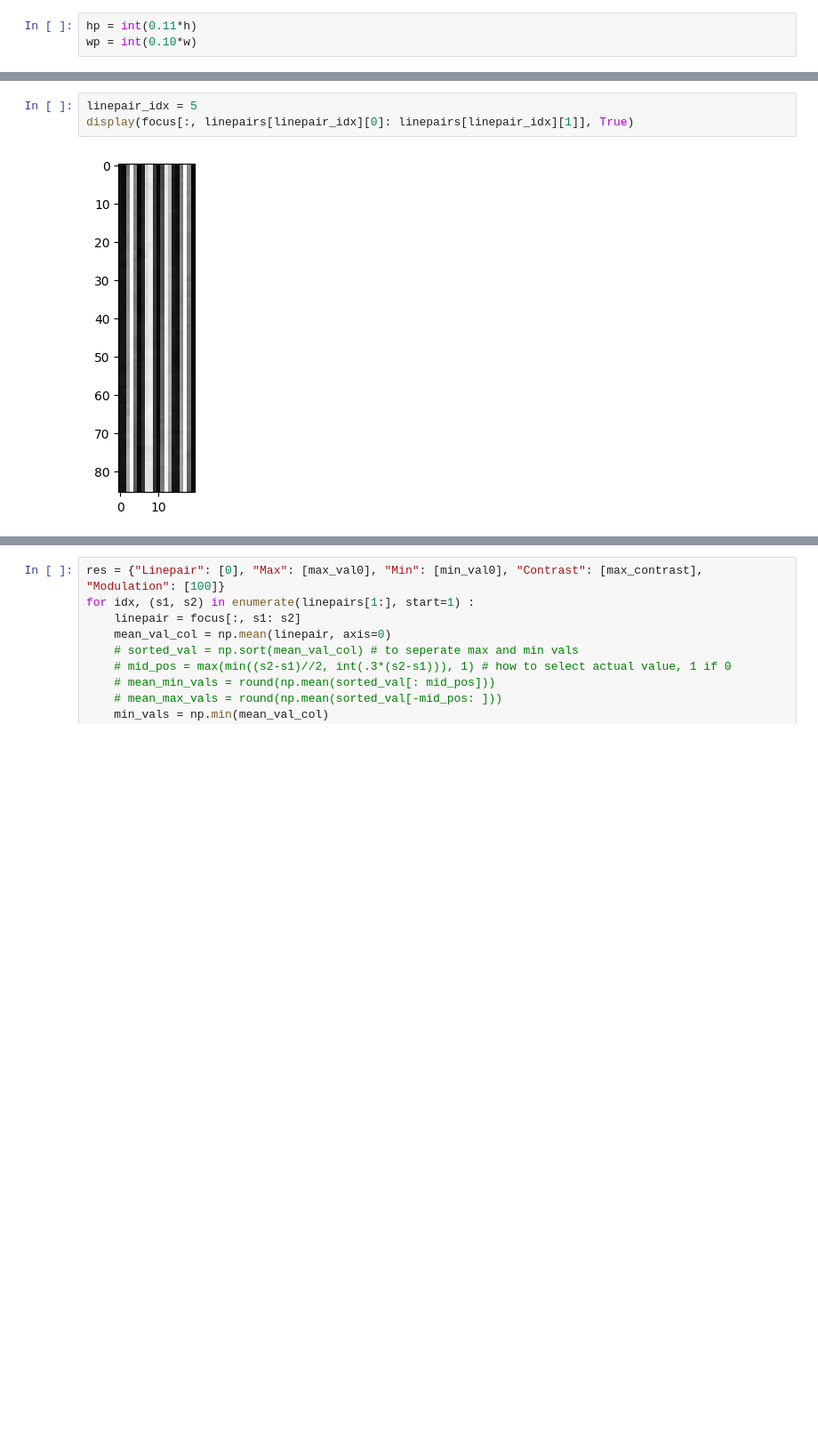
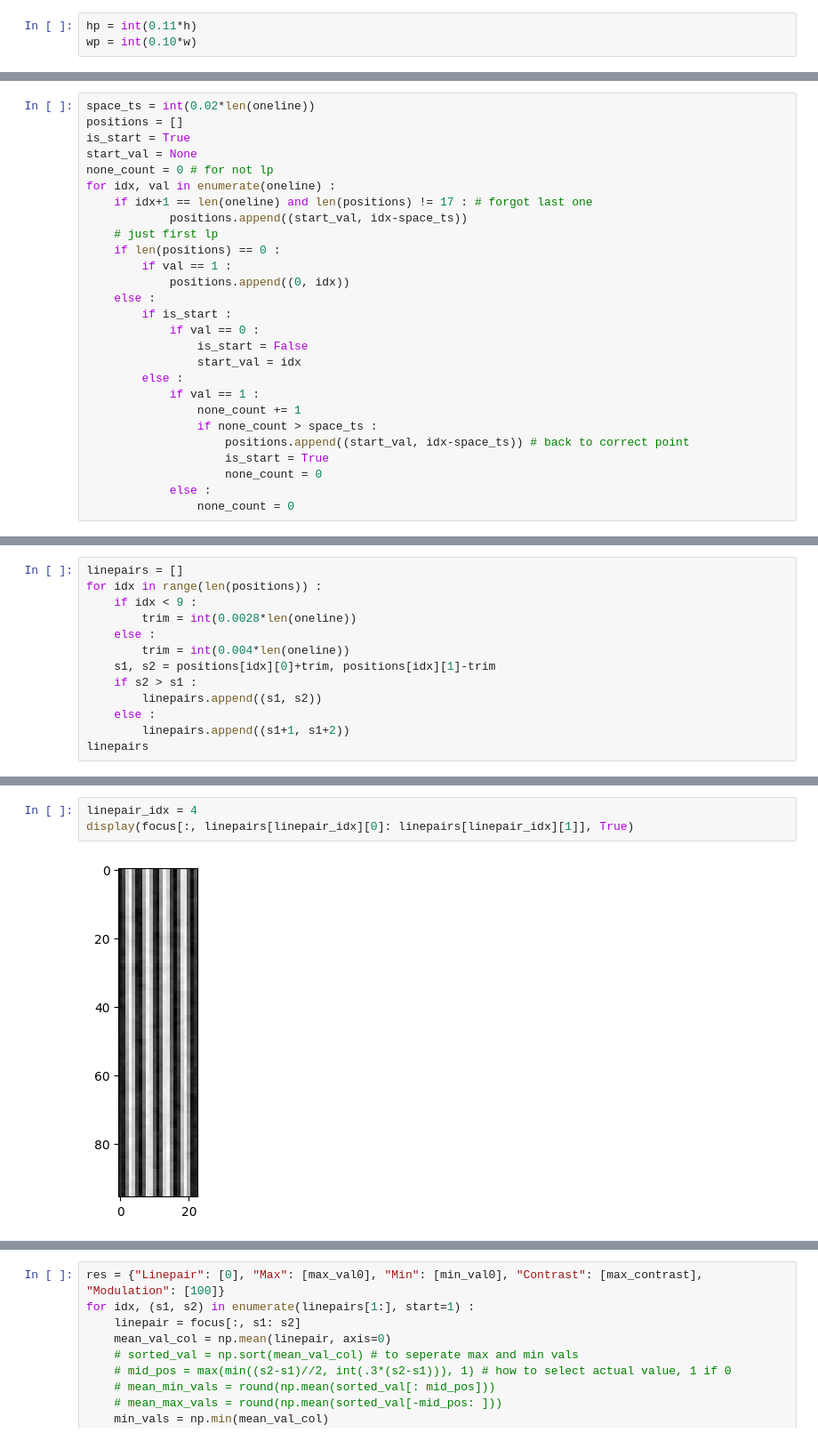
Before and after one commit to NickyAlan/DR-Light-beam-test, a Jupyter notebook: mtf.ipynb, the cells around one changed output, grey strips where cells are left out. Shown at 89% size. Drawn from its saved outputs; the diff is of its cells as text; blank space fills up the shorter version.

```diff
--- a/mtf.ipynb
+++ b/mtf.ipynb
@@ -240,0 +277,27 @@ linepairs
+# %%
+space_ts = int(0.02*len(oneline))
+positions = []
+is_start = True
+start_val = None
+none_count = 0 # for not lp
+for idx, val in enumerate(oneline) :
+    if idx+1 == len(oneline) and len(positions) != 17 : # forgot last one
+            positions.append((start_val, idx-space_ts))
+    # just first lp
+    if len(positions) == 0 :
+        if val == 1 :
+            positions.append((0, idx))
+    else :
+        if is_start :
+            if val == 0 :
+                is_start = False
+                start_val = idx
+        else :
+            if val == 1 :
+                none_count += 1
+                if none_count > space_ts :
+                    positions.append((start_val, idx-space_ts)) # back to correct point
+                    is_start = True
+                    none_count = 0
+            else :
+                none_count = 0
@@ -245,0 +335,13 @@ display(focus, True)
+# %%
+linepairs = []
+for idx in range(len(positions)) :
+    if idx < 9 :
+        trim = int(0.0028*len(oneline))
+    else :
+        trim = int(0.004*len(oneline))
+    s1, s2 = positions[idx][0]+trim, positions[idx][1]-trim
+    if s2 > s1 :
+        linepairs.append((s1, s2))
+    else :
+        linepairs.append((s1+1, s1+2))
+linepairs
@@ -246,6 +366,6 @@ display(focus, True)
 # %%
-linepair_idx = 5
+linepair_idx = 4
 display(focus[:, linepairs[linepair_idx][0]: linepairs[linepair_idx][1]], True)
 # %% [output]
-[figure, old version]
+[figure, new version]
 # %%
```
Also changed, not shown: parts of 44 cells of this notebook.
